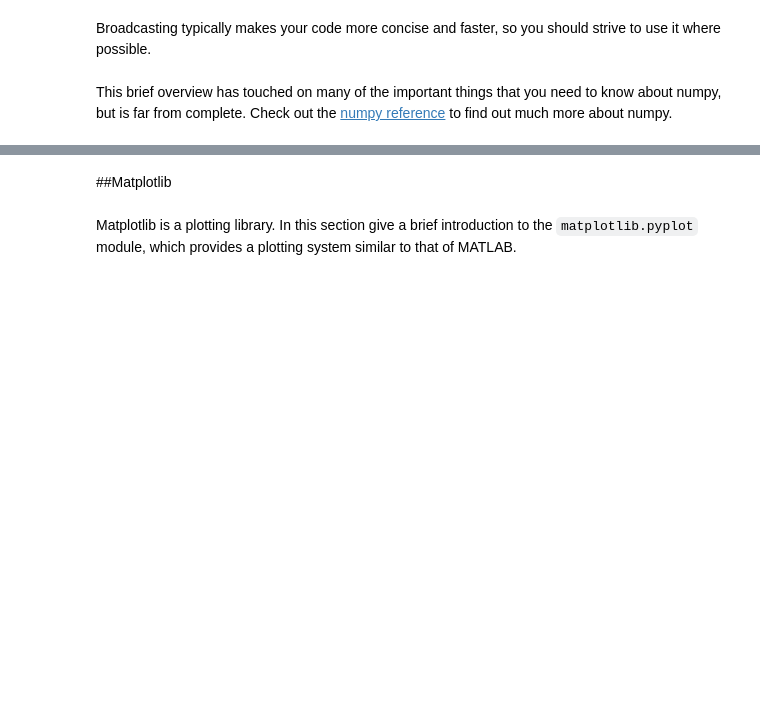
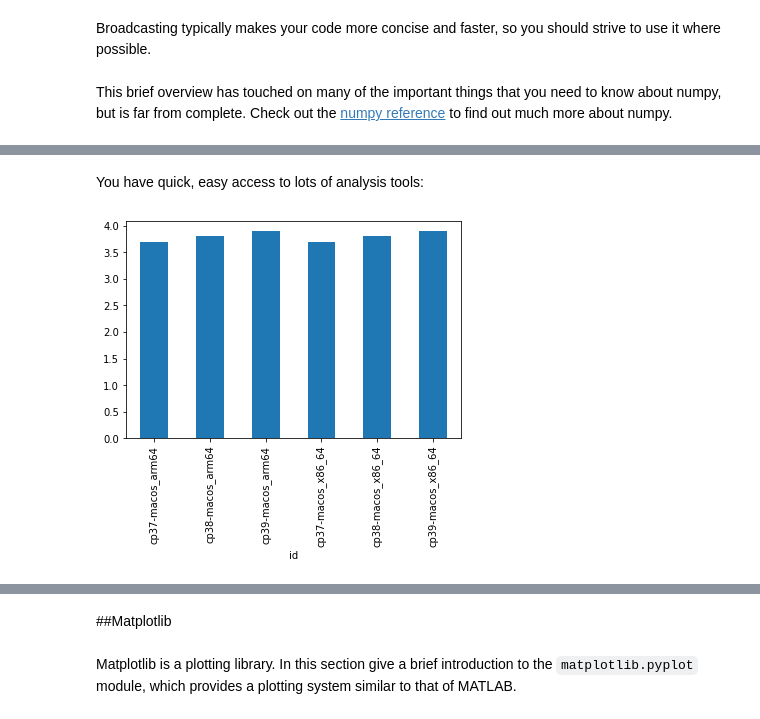
Before and after one commit to ruelasvh/python-numpy-tutorial, a Jupyter notebook: python-colab.ipynb, the cells around one changed output, grey strips where cells are left out. Drawn from its saved outputs; the diff is of its cells as text; code cells hidden in the pictures; blank space fills up the shorter version.

```diff
--- a/python-colab.ipynb
+++ b/python-colab.ipynb
@@ -915,0 +953,8 @@ This brief overview has touched on many of the important things that you need to
+# %%
+df = pd.read_csv(
+    "tmp.csv",
+    index_col=0,
+    skipinitialspace=True,
+    dtype={"os": "category", "arch": "category"},
+)
+df
@@ -915,0 +1011,6 @@ This brief overview has touched on many of the important things that you need to
+# %% [markdown]
+You have quick, easy access to lots of analysis tools:
+# %%
+df.version.plot.bar();
+# %% [output]
+[figure, added]
```
Also changed, not shown: parts of 22 cells of this notebook.
